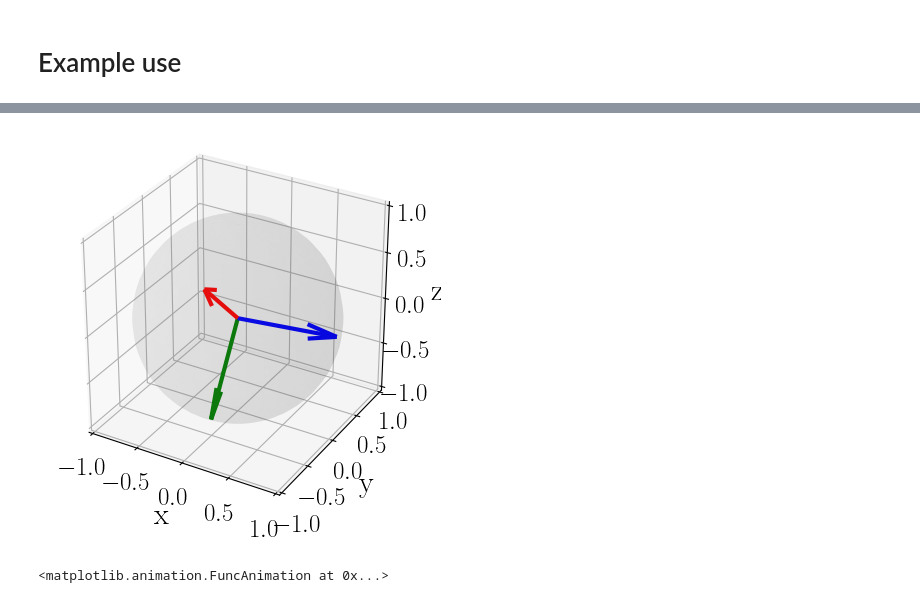
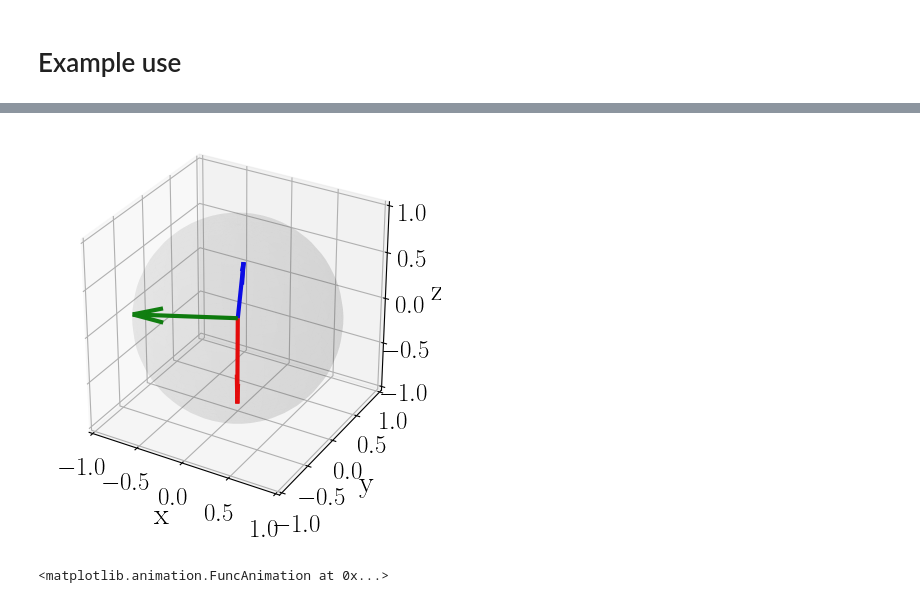
Before and after one commit to sgodec/optomehanika, a Jupyter notebook: code/nanoparticle/simulation/example_use.ipynb, the cells around one changed output, grey strips where cells are left out. Drawn from its saved outputs; the diff is of its cells as text; code cells hidden in the pictures.

Commit message:
cleand and updated animation and example

```diff
--- a/code/nanoparticle/simulation/example_use.ipynb
+++ b/code/nanoparticle/simulation/example_use.ipynb
@@ -200,6 +218,6 @@ True
 0
-# %%
-animate_orientation(sol,5 * 10**3,100)
-# %% [output]
-[figure, removed]
-<matplotlib.animation.FuncAnimation at 0x...>
+# %%
+animate_orientation(sol,10**3,100,10**5)
+# %% [output]
+[figure, added]
+<matplotlib.animation.FuncAnimation at 0x...>
```
Also changed, not shown: parts of 7 cells of this notebook, 2 other files.
